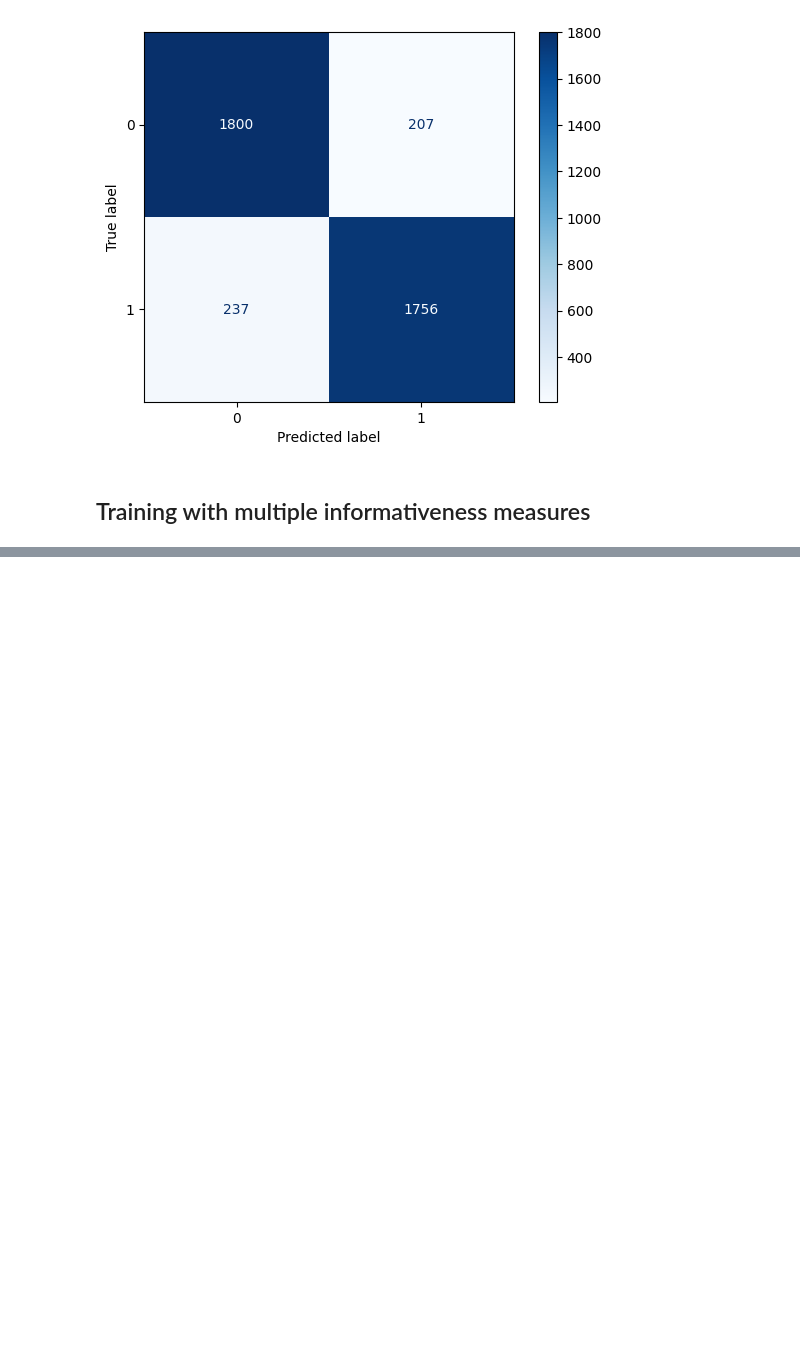
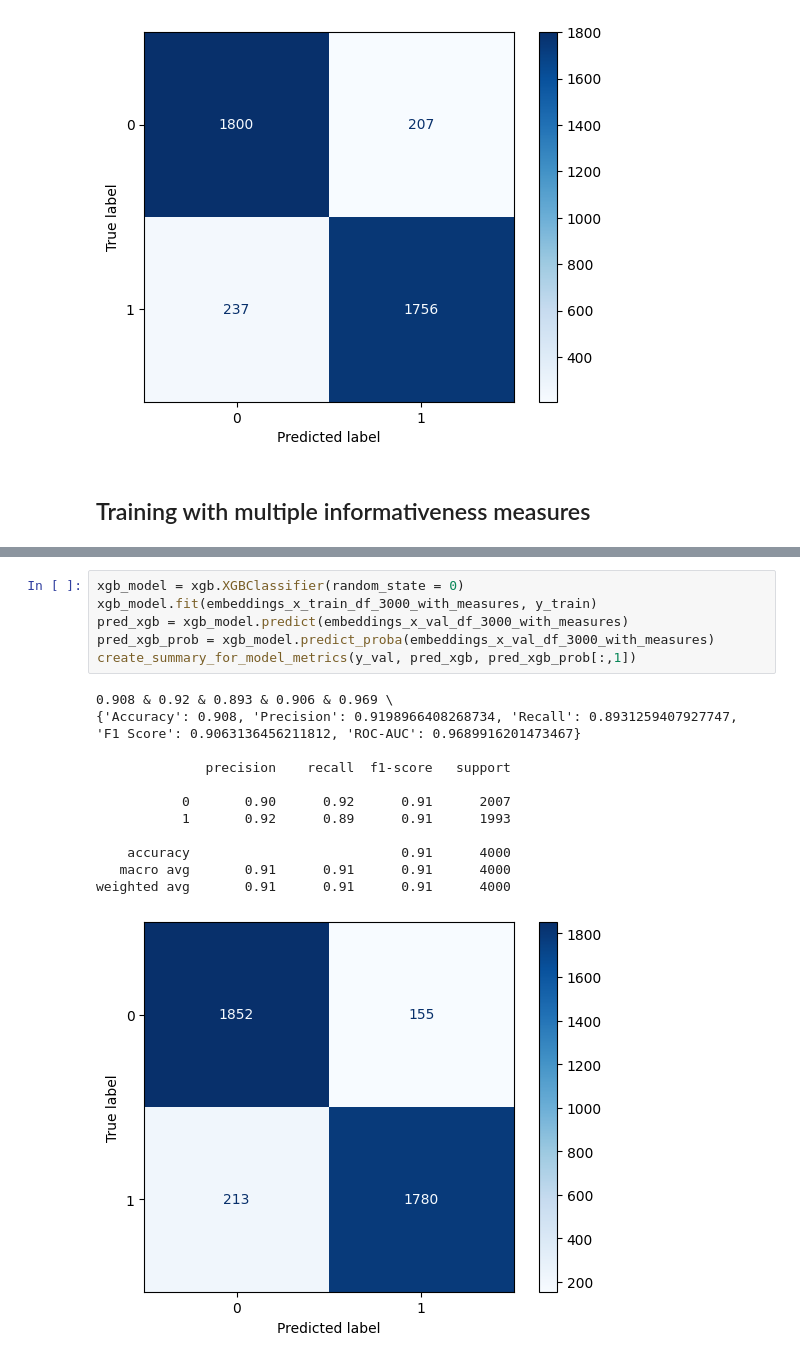
Before and after one commit to matkubita/ClickbaitDetectionThesis, a Jupyter notebook: notebooks/7-5-LLM-models-OPENAI-and-baitness-measure.ipynb, the cells around one changed output, grey strips where cells are left out. Saved outputs shown, nothing was run; the diff lists cells and outputs as text; blank space fills up the shorter version.

```diff
--- a/notebooks/7-5-LLM-models-OPENAI-and-baitness-measure.ipynb
+++ b/notebooks/7-5-LLM-models-OPENAI-and-baitness-measure.ipynb
@@ -237,0 +365,19 @@ weighted avg       0.89      0.89      0.89      4000
+# %%
+xgb_model = xgb.XGBClassifier(random_state = 0)
+xgb_model.fit(embeddings_x_train_df_3000_with_measures, y_train)
+pred_xgb = xgb_model.predict(embeddings_x_val_df_3000_with_measures)
+pred_xgb_prob = xgb_model.predict_proba(embeddings_x_val_df_3000_with_measures)
+create_summary_for_model_metrics(y_val, pred_xgb, pred_xgb_prob[:,1])
+# %% [output]
+0.908 & 0.92 & 0.893 & 0.906 & 0.969 \
+{'Accuracy': 0.908, 'Precision': 0.9198966408268734, 'Recall': 0.8931259407927747, 'F1 Score': 0.9063136456211812, 'ROC-AUC': 0.9689916201473467}
+
+              precision    recall  f1-score   support
+
+           0       0.90      0.92      0.91      2007
+           1       0.92      0.89      0.91      1993
+
+    accuracy                           0.91      4000
+   macro avg       0.91      0.91      0.91      4000
+weighted avg       0.91      0.91      0.91      4000
+[figure, added]
```
Also changed, not shown: parts of 19 cells of this notebook.
